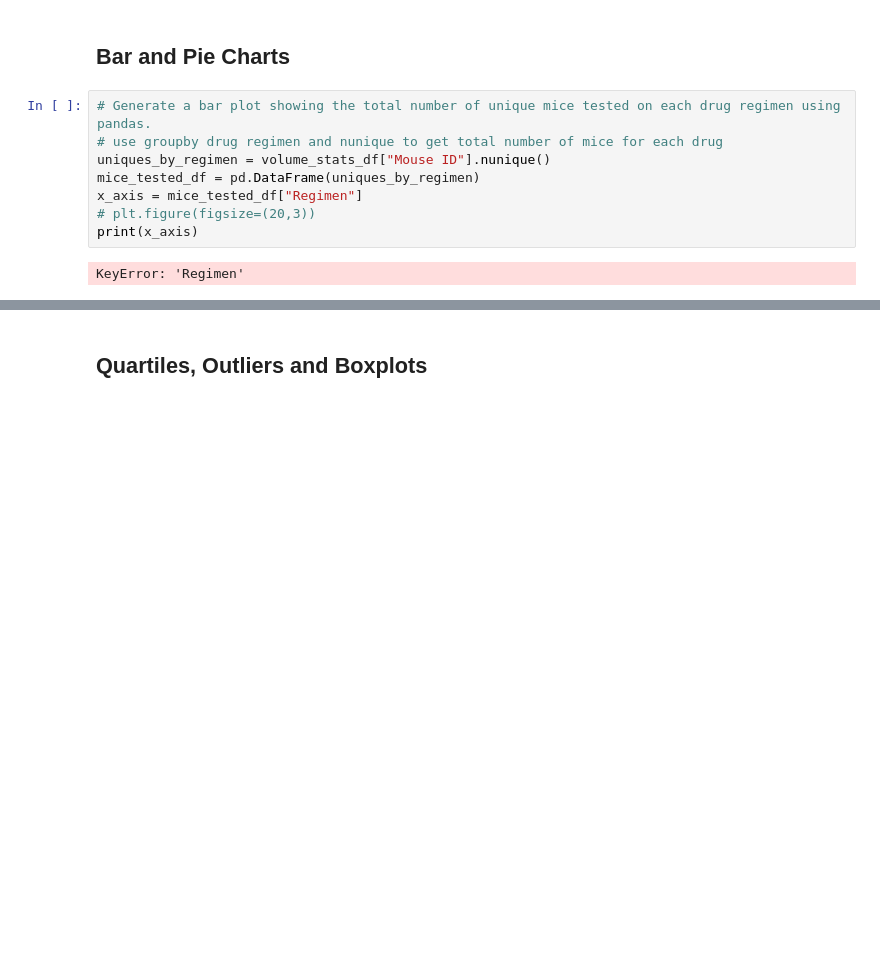
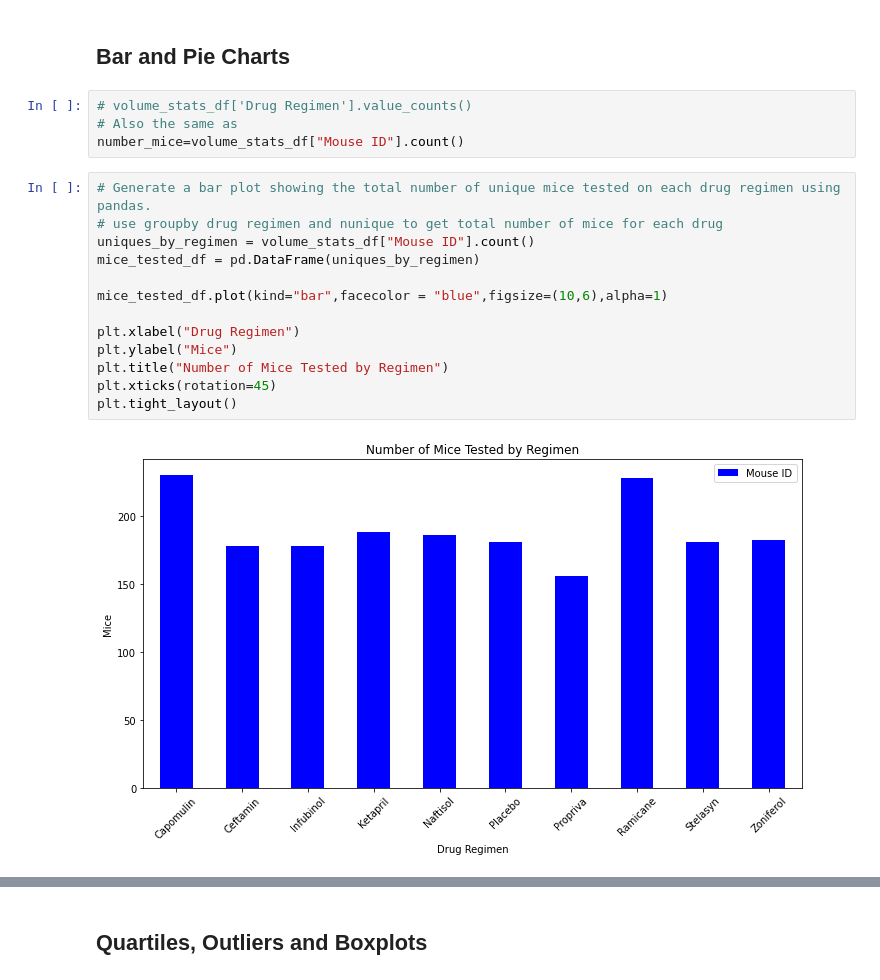
Before and after one commit to joe-m-2020/Pymaceuticals, a Jupyter notebook: pymaceuticals_starter-checkpoint-checkpoint-checkpoint.ipynb, the cells around one changed output, grey strips where cells are left out. Saved outputs shown, nothing was run; the diff lists cells and outputs as text; blank space fills up the shorter version.

Commit message:
pie charts and updates

```diff
--- a/pymaceuticals_starter-checkpoint-checkpoint-checkpoint.ipynb
+++ b/pymaceuticals_starter-checkpoint-checkpoint-checkpoint.ipynb
@@ -157,14 +157,23 @@ summary
 # %% [markdown]
 ## Bar and Pie Charts
+# %%
+# volume_stats_df['Drug Regimen'].value_counts()
+# Also the same as
+number_mice=volume_stats_df["Mouse ID"].count()
 # %%
 # Generate a bar plot showing the total number of unique mice tested on each drug regimen using pandas.
 # use groupby drug regimen and nunique to get total number of mice for each drug
-uniques_by_regimen = volume_stats_df["Mouse ID"].nunique()
+uniques_by_regimen = volume_stats_df["Mouse ID"].count()
 mice_tested_df = pd.DataFrame(uniques_by_regimen)
-x_axis = mice_tested_df["Regimen"]
-# plt.figure(figsize=(20,3))
-print(x_axis)
+
+mice_tested_df.plot(kind="bar",facecolor = "blue",figsize=(10,6),alpha=1)
+
+plt.xlabel("Drug Regimen")
+plt.ylabel("Mice")
+plt.title("Number of Mice Tested by Regimen")
+plt.xticks(rotation=45)
+plt.tight_layout()
 # %% [output]
-KeyError: 'Regimen'
+[figure, added]
 # %%
 # Generate a bar plot showing the total number of unique mice tested on each drug regimen using pyplot.
```
Also changed, not shown: parts of 10 cells of this notebook.
